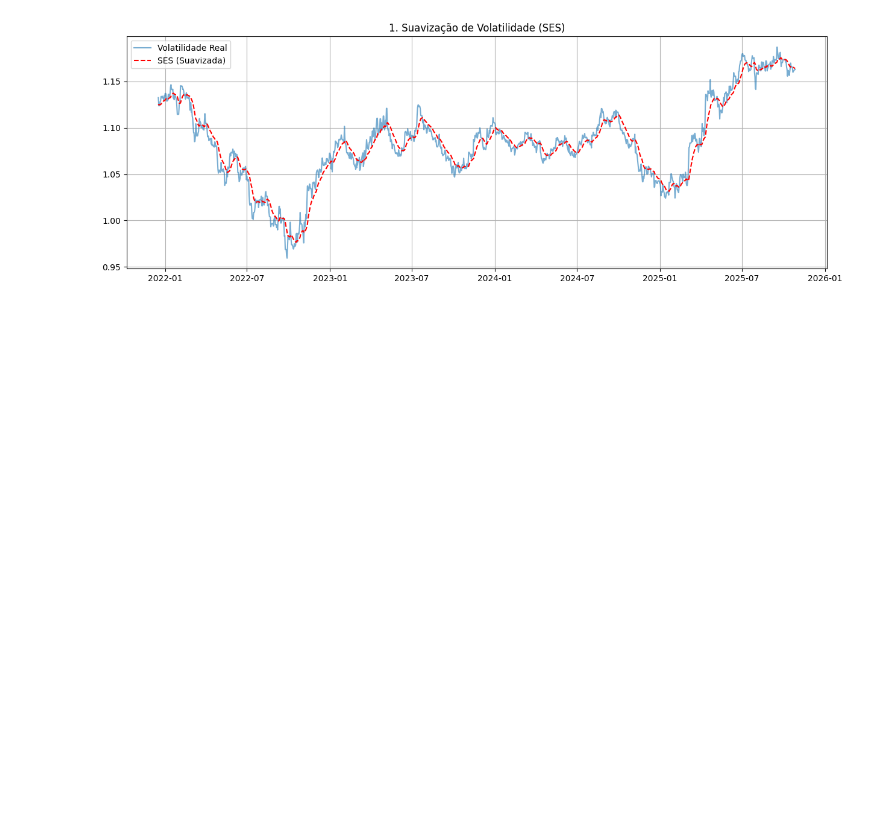
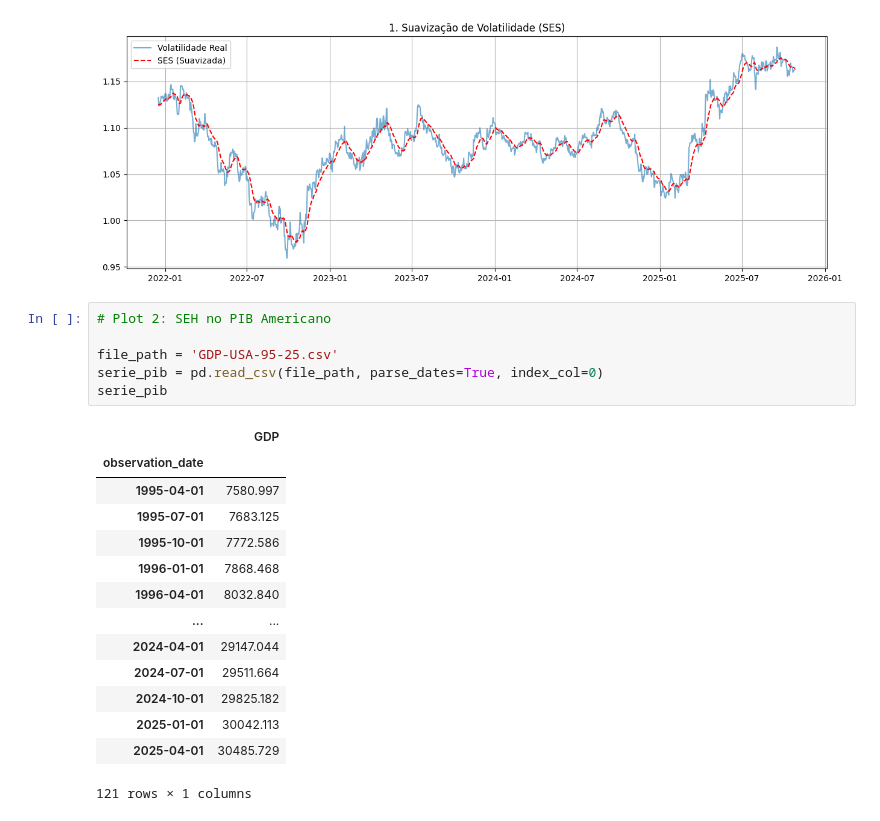
Before and after one commit to beabento/Econometria-2, a Jupyter notebook: atividade1.ipynb, the cells around one changed output. Cells and saved outputs as stored; diff of their text form; blank space fills up the shorter version.

```diff
--- a/atividade1.ipynb
+++ b/atividade1.ipynb
@@ -210,3 +210,24 @@ plt.grid(True)
 plt.show()
 # %% [output]
 [figure]
+# %%
+# Plot 2: SEH no PIB Americano
+
+file_path = 'GDP-USA-95-25.csv'
+serie_pib = pd.read_csv(file_path, parse_dates=True, index_col=0)
+serie_pib
+# %% [output]
+|  | GDP |
+| observation_date |  |
+| 1995-04-01 | 7580.997 |
+| 1995-07-01 | 7683.125 |
+| 1995-10-01 | 7772.586 |
+| 1996-01-01 | 7868.468 |
+| 1996-04-01 | 8032.840 |
+| ... | ... |
+| 2024-04-01 | 29147.044 |
+| 2024-07-01 | 29511.664 |
+| 2024-10-01 | 29825.182 |
+| 2025-01-01 | 30042.113 |
+| 2025-04-01 | 30485.729 |
+121 rows × 1 columns
```
Also changed, not shown: parts of 4 cells of this notebook.
